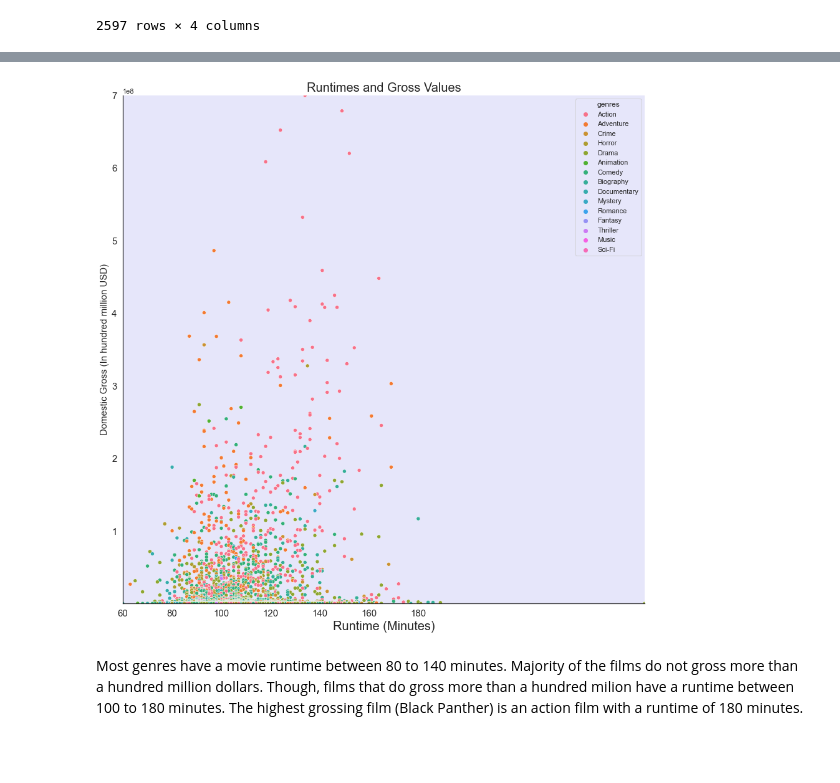
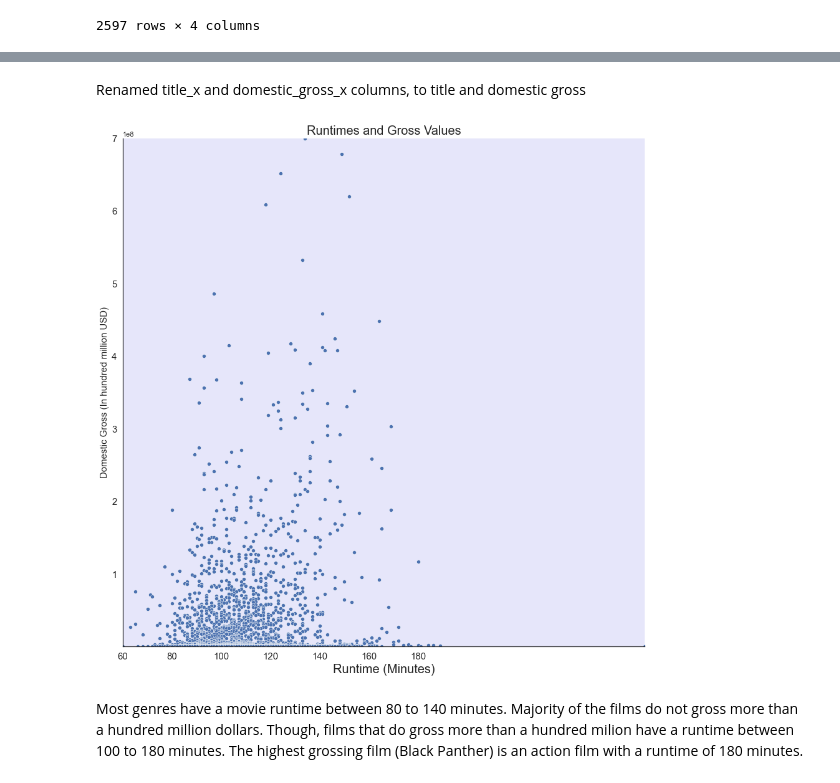
Before and after one commit to bnittalee/Movie_analysis, a Jupyter notebook: Movie_Analysis_Notebook.ipynb, the cells around one changed output, grey strips where cells are left out. Saved outputs shown, nothing was run; the diff lists cells and outputs as text; code cells hidden in the pictures; blank space fills up the shorter version.

```diff
--- a/Movie_Analysis_Notebook.ipynb
+++ b/Movie_Analysis_Notebook.ipynb
@@ -244,3 +304,6 @@ runtimes_gross
 | 2595 | 22 Bullets | NaN | 117.0 | Action |
 | 2596 | 14 Blades | NaN | 114.0 | Action |
 2597 rows × 4 columns
+# %%
+runtimes_gross.rename(columns = {'title_x':'title', 'domestic_gross_x': 'domestic_gross'}, inplace = True)
+runtimes_gross
@@ -247,26 +324,28 @@ runtimes_gross
+# %% [markdown]
+Renamed title_x and domestic_gross_x columns, to title and domestic gross
 # %%
 #set figure and specify plot size
 sns.set_style("white")
 plt.figure(figsize=(15,15))
 
 plt.rcParams['axes.facecolor'] = 'lavender'
 #plot runtime dataframe
-sns.scatterplot(data=runtimes_gross, x="runtime_minutes", y="domestic_gross_x", hue="genres")
+sns.scatterplot(data=runtimes_gross, x="runtime_minutes", y="domestic_gross")
 
 #set ticks, labels, and title
 plt.xticks(fontsize=15, fontname='Arial')
 plt.yticks(fontsize=15, fontname='Arial')
 plt.xlabel('Runtime (Minutes)', fontsize=20, fontname='Arial')
 plt.ylabel('Domestic Gross (In hundred million USD)', fontsize=15, fontname='Arial')
 plt.title('Runtimes and Gross Values', fontsize=20, fontname='Arial')
 
 plt.xticks([60, 80, 100, 120, 140, 160, 180])
 plt.margins(x=0, y=0)
 
 sns.despine()
 plt.show()
 # %% [output]
-[figure, old version]
+[figure, new version]
 # %% [markdown]
 Most genres have a movie runtime between 80 to 140 minutes. Majority of the films do not gross more than a hundred million dollars. Though, films that do gross more than a hundred milion have a runtime between 100 to 180 minutes. The highest grossing film (Black Panther) is an action film with a runtime of 180 minutes.
 # %% [markdown]
```
Also changed, not shown: parts of 19 cells of this notebook, 2 other files.
